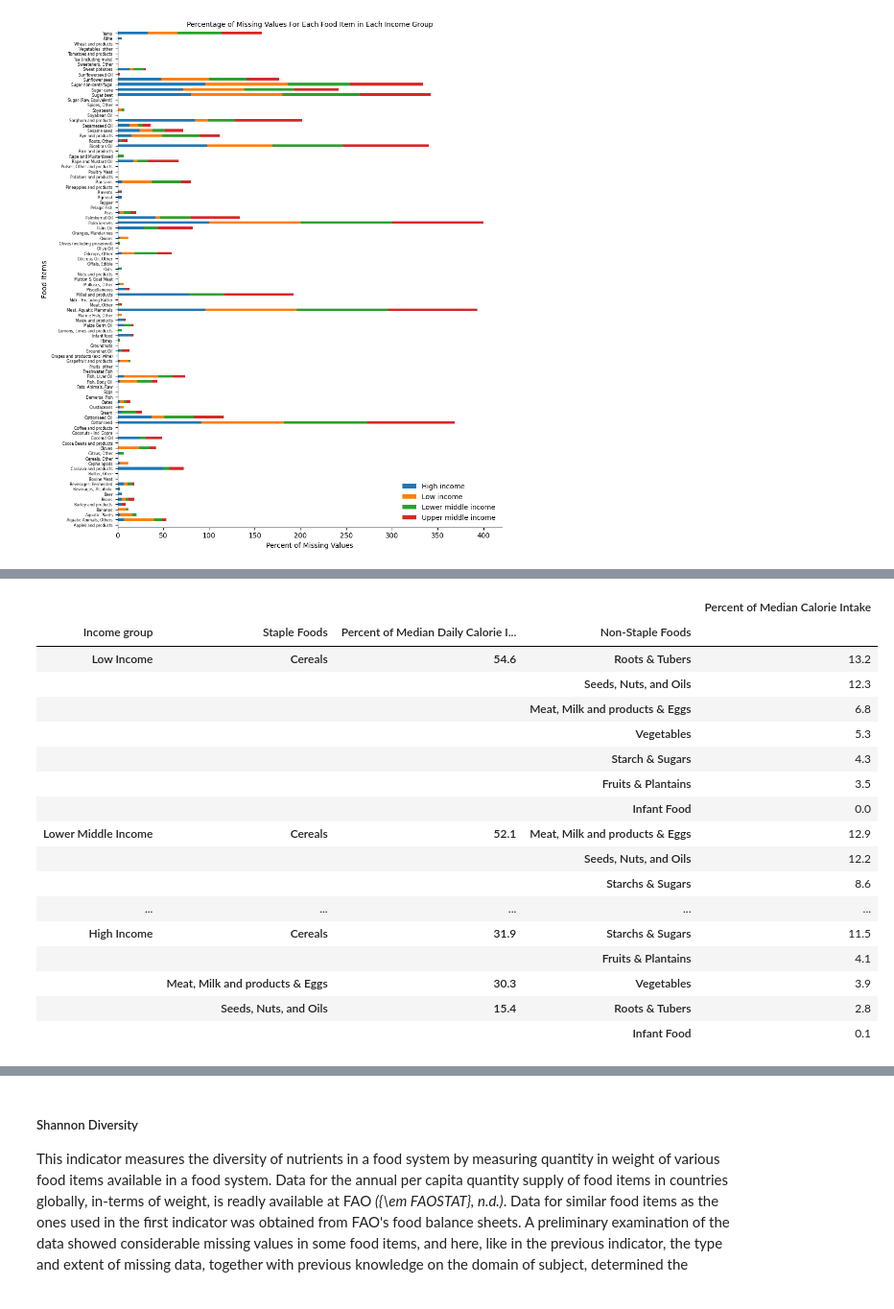
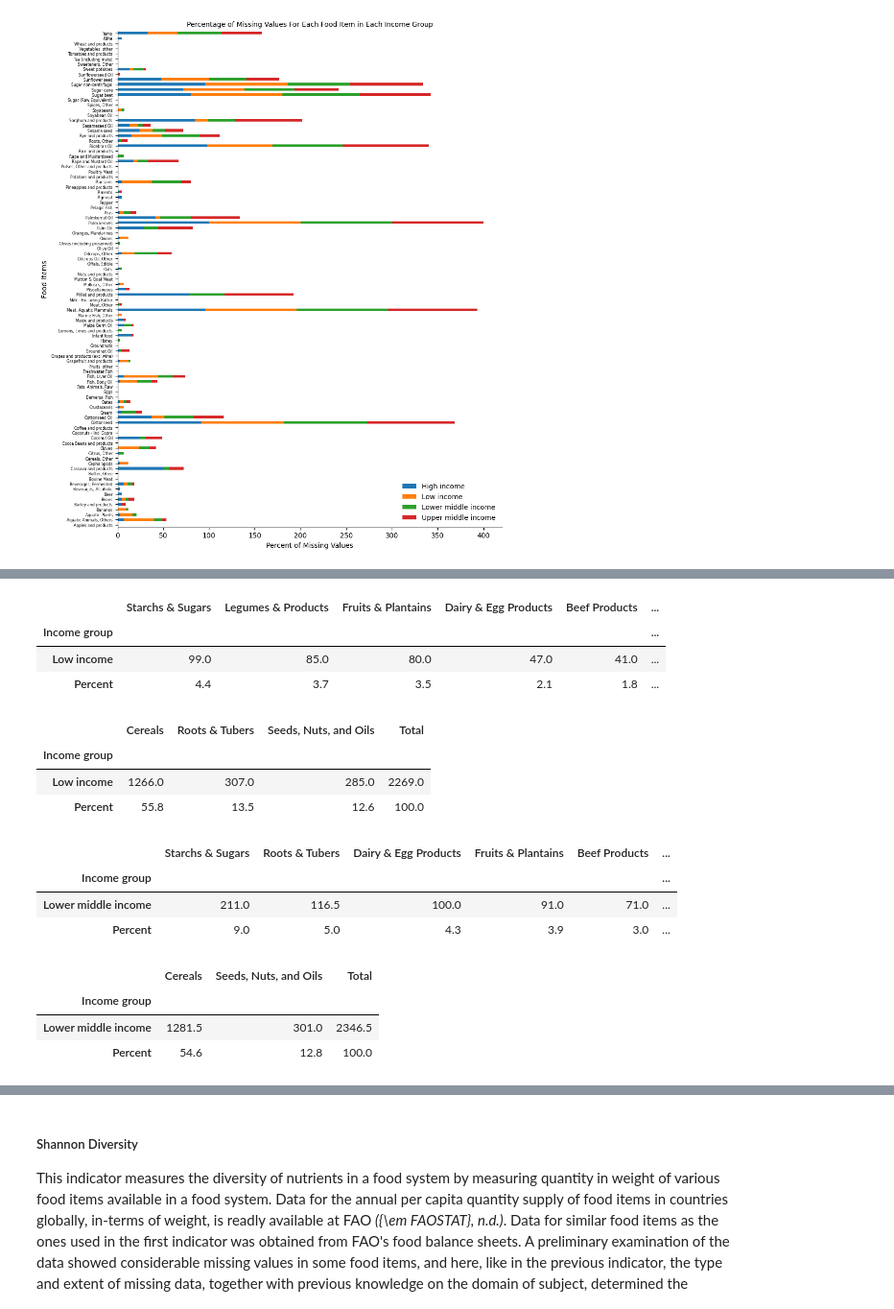
Before and after one commit to DavidMbelwa/thesis, a Jupyter notebook: Materials_and_methods.ipynb, the cells around one changed output, grey strips where cells are left out. Shown at 96% size. Cells and saved outputs as stored; diff of their text form; code cells hidden in the pictures.

```diff
--- a/Materials_and_methods.ipynb
+++ b/Materials_and_methods.ipynb
@@ -573,73 +606,67 @@ def percentage_cal(df) :
 food_group_kcal_percent_high_income = percentage_cal(median_kcal_high_income)
 
 food_group_kcal_percent_low_income = percentage_cal(median_kcal_low_income)
 
 food_group_kcal_percent_lower_middle = percentage_cal(median_kcal_lower_middle_income)
 
 food_group_kcal_percent_upper_middle = percentage_cal(median_kcal_upper_middle_income)
 
 
 #display(food_group_kcal_percent_high_income)
 #display(food_group_kcal_percent_low_income)
 #display(food_group_kcal_percent_lower_middle)
 #display(food_group_kcal_percent_upper_middle)
 
 
 
-# 11. Extracting median daily calory intake from different non-staple food groups
+# 11. Extracting median daily calory intake from staple & non-staple food from each income group
 
-daily_calories_non_staples_low_income = food_group_kcal_percent_low_income[food_group_kcal_percent_low_income['Percent'] <= 15]
+daily_calories_non_staples_low_income = food_group_kcal_percent_low_income[food_group_kcal_percent_low_income['Percent'] < 12.5]
 
-daily_calories_non_staples_high_income = food_group_kcal_percent_high_income[food_group_kcal_percent_high_income['Percent'] <= 15]
-
-daily_calories_non_staples_lower_middle = food_group_kcal_percent_lower_middle[food_group_kcal_percent_lower_middle['Percent'] <= 15]
-
-daily_calories_non_staples_upper_middle = food_group_kcal_percent_upper_middle[food_group_kcal_percent_upper_middle['Percent'] <= 15]
+staples_low_income = food_group_kcal_percent_low_income[food_group_kcal_percent_low_income['Percent'] >= 12.5]
 
 
-#display(daily_calories_non_staples_low_income)
-#display(daily_calories_non_staples_lower_middle)
-#display(daily_calories_non_staples_upper_middle)
-#display(daily_calories_non_staples_high_income)
+daily_calories_non_staples_high_income = food_group_kcal_percent_high_income[food_group_kcal_percent_high_income['Percent'] < 12.5]
+
+staples_high_income = food_group_kcal_percent_high_income[food_group_kcal_percent_high_income['Percent'] >= 12.5]
 
 
-intake_percent_table_index = [
-    ['Low Income', 'Low Income', 'Low Income', 'Low Income', 'Low Income', 'Low Income', 'Low Income', 'Lower Middle Income', 'Lower Middle Income', 'Lower Middle Income', 'Lower Middle Income', 'Lower Middle Income', 'Lower Middle Income', 'Lower Middle Income', 'Upper Middle Income', 'Upper Middle Income', 'Upper Middle Income', 'Upper Middle Income', 'Upper Middle Income', 'Upper Middle Income', 'High Income', 'High Income', 'High Income', 'High Income', 'High Income'],
-    ['Cereals', 'Cereals', 'Cereals', 'Cereals', 'Cereals', 'Cereals', 'Cereals', 'Cereals', 'Cereals', 'Cereals', 'Cereals', 'Cereals', 'Cereals', 'Cereals', 'Cereals', 'Cereals', 'Cereals', 'Meat, Milk and products & Eggs', 'Meat, Milk and products & Eggs', 'Meat, Milk and products & Eggs', 'Cereals', 'Cereals', 'Meat, Milk and products & Eggs', 'Seeds, Nuts, and Oils', 'Seeds, Nuts, and Oils'],
-    ['54.6', '54.6', '54.6', '54.6', '54.6', '54.6', '54.6', '52.1', '52.1', '52.1', '52.1', '52.1', '52.1', '52.1', '40.6', '40.6', '40.6', '20.7', '20.7', '20.7', '31.9', '31.9', '30.3', '15.4', '15.4'],
-    ['Roots & Tubers', 'Seeds, Nuts, and Oils', 'Meat, Milk and products & Eggs', 'Vegetables', 'Starch & Sugars', 'Fruits & Plantains', 'Infant Food', 'Meat, Milk and products & Eggs', 'Seeds, Nuts, and Oils', 'Starchs & Sugars', 'Vegetables', 'Roots & Tubers', 'Fruits & Plantains', 'Infant Food', 'Seeds, Nuts, and Oils', 'Starchs & Sugars', 'Vegetables', 'Fruits & Plantains', 'Roots & Tubers', 'Infant Food', 'Starchs & Sugars', 'Fruits & Plantains', 'Vegetables', 'Roots & Tubers', 'Infant Food'],
-]
+daily_calories_non_staples_lower_middle = food_group_kcal_percent_lower_middle[food_group_kcal_percent_lower_middle['Percent'] < 12.5]
+
+staples_lower_middle = food_group_kcal_percent_lower_middle[food_group_kcal_percent_lower_middle['Percent'] >= 12.5]
 
 
-intake_percent_table_column = ['13.2', '12.3', '6.8', '5.3', '4.3', '3.5', '0.0', '12.9', '12.2', '8.6', '5.7', '4.7', '3.7', '0.0', '13.9', '12.2', '5.0', '4.3', '3.3', '0.1', '11.5', '4.1', '3.9', '2.8', '0.1']
+daily_calories_non_staples_upper_middle = food_group_kcal_percent_upper_middle[food_group_kcal_percent_upper_middle['Percent'] < 12.5]
 
-#display(len(intake_percent_table_column))
+staples_upper_middle = food_group_kcal_percent_upper_middle[food_group_kcal_percent_upper_middle['Percent'] >= 12.5]
 
-intake_percent_table = pd.DataFrame(intake_percent_table_column,
-                                    index=intake_percent_table_index,
-                                    columns=['Percent of Median Calorie Intake'])
 
-intake_percent_table.index = intake_percent_table.index.rename(['Income group', 'Staple Foods', 'Percent of Median Daily Calorie Intake', 'Non-Staple Foods'])
 
-display(intake_percent_table.style)
+display(daily_calories_non_staples_low_income.T)
+display(staples_low_income.T)
 
-#intake_percent_table.to_csv('Daily_Median_Percent_Intakes.csv', index=True)
+display(daily_calories_non_staples_lower_middle.T)
+display(staples_lower_middle.T)
+
+display(daily_calories_non_staples_upper_middle.T)
+display(staples_upper_middle.T)
+
+display(daily_calories_non_staples_high_income.T)
+display(staples_high_income.T)
 # %% [output]
-|  |  |  |  | Percent of Median Calorie Intake |
-| Income group | Staple Foods | Percent of Median Daily Calorie I... | Non-Staple Foods |  |
-| Low Income | Cereals | 54.6 | Roots & Tubers | 13.2 |
-|  |  |  | Seeds, Nuts, and Oils | 12.3 |
-|  |  |  | Meat, Milk and products & Eggs | 6.8 |
-|  |  |  | Vegetables | 5.3 |
-|  |  |  | Starch & Sugars | 4.3 |
-|  |  |  | Fruits & Plantains | 3.5 |
-|  |  |  | Infant Food | 0.0 |
-| Lower Middle Income | Cereals | 52.1 | Meat, Milk and products & Eggs | 12.9 |
-|  |  |  | Seeds, Nuts, and Oils | 12.2 |
-|  |  |  | Starchs & Sugars | 8.6 |
-| ... | ... | ... | ... | ... |
-| High Income | Cereals | 31.9 | Starchs & Sugars | 11.5 |
-|  |  |  | Fruits & Plantains | 4.1 |
-|  | Meat, Milk and products & Eggs | 30.3 | Vegetables | 3.9 |
-|  | Seeds, Nuts, and Oils | 15.4 | Roots & Tubers | 2.8 |
-|  |  |  | Infant Food | 0.1 |
+|  | Starchs & Sugars | Legumes & Products | Fruits & Plantains | Dairy & Egg Products | Beef Products | ... |
+| Income group |  |  |  |  |  | ... |
+| Low income | 99.0 | 85.0 | 80.0 | 47.0 | 41.0 | ... |
+| Percent | 4.4 | 3.7 | 3.5 | 2.1 | 1.8 | ... |
+|  | Cereals | Roots & Tubers | Seeds, Nuts, and Oils | Total |
+| Income group |  |  |  |  |
+| Low income | 1266.0 | 307.0 | 285.0 | 2269.0 |
+| Percent | 55.8 | 13.5 | 12.6 | 100.0 |
+|  | Starchs & Sugars | Roots & Tubers | Dairy & Egg Products | Fruits & Plantains | Beef Products | ... |
+| Income group |  |  |  |  |  | ... |
+| Lower middle income | 211.0 | 116.5 | 100.0 | 91.0 | 71.0 | ... |
+| Percent | 9.0 | 5.0 | 4.3 | 3.9 | 3.0 | ... |
+|  | Cereals | Seeds, Nuts, and Oils | Total |
+| Income group |  |  |  |
+| Lower middle income | 1281.5 | 301.0 | 2346.5 |
+| Percent | 54.6 | 12.8 | 100.0 |
```
Also changed, not shown: parts of 17 cells of this notebook, 5 other files.
